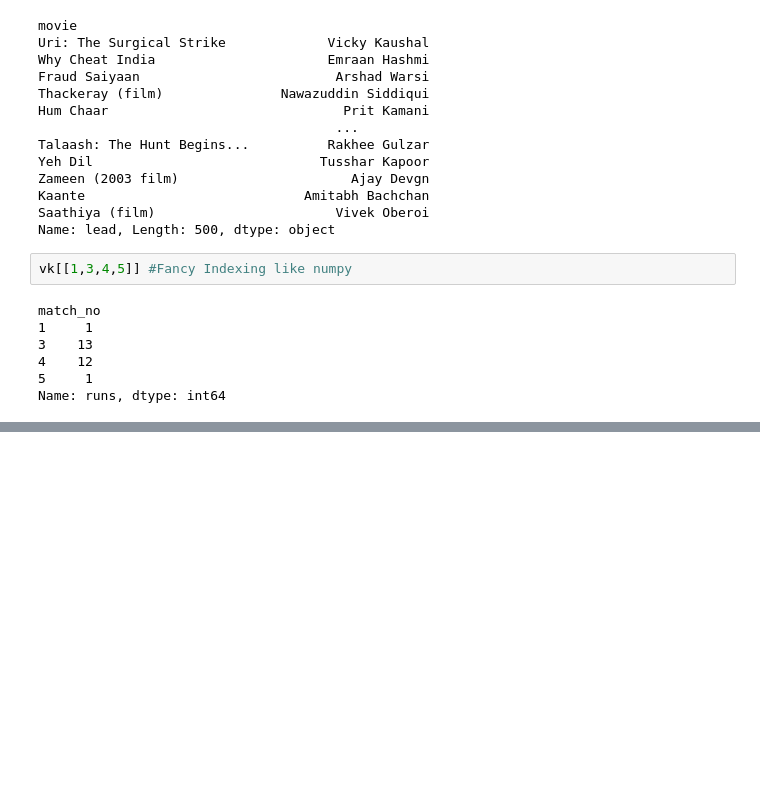
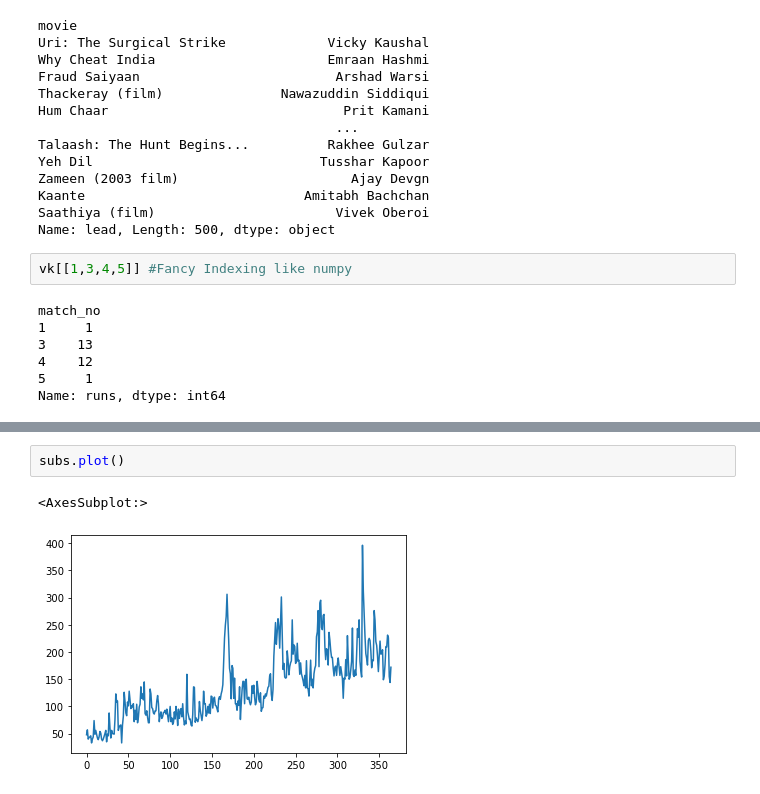
Before and after one commit to Aryan-Kamboj11/Python-Pandas, a Jupyter notebook: Pandas Series.ipynb, the cells around one changed output, grey strips where cells are left out. Drawn from its saved outputs; the diff is of its cells as text; blank space fills up the shorter version.

Commit message:
Used boolean indexing and plot some graphs

```diff
--- a/Pandas Series.ipynb
+++ b/Pandas Series.ipynb
@@ -339,0 +442,5 @@ Name: runs, dtype: int64
+# %%
+subs.plot()
+# %% [output]
+<AxesSubplot:>
+[figure, added]
```
Also changed, not shown: parts of 14 cells of this notebook.
